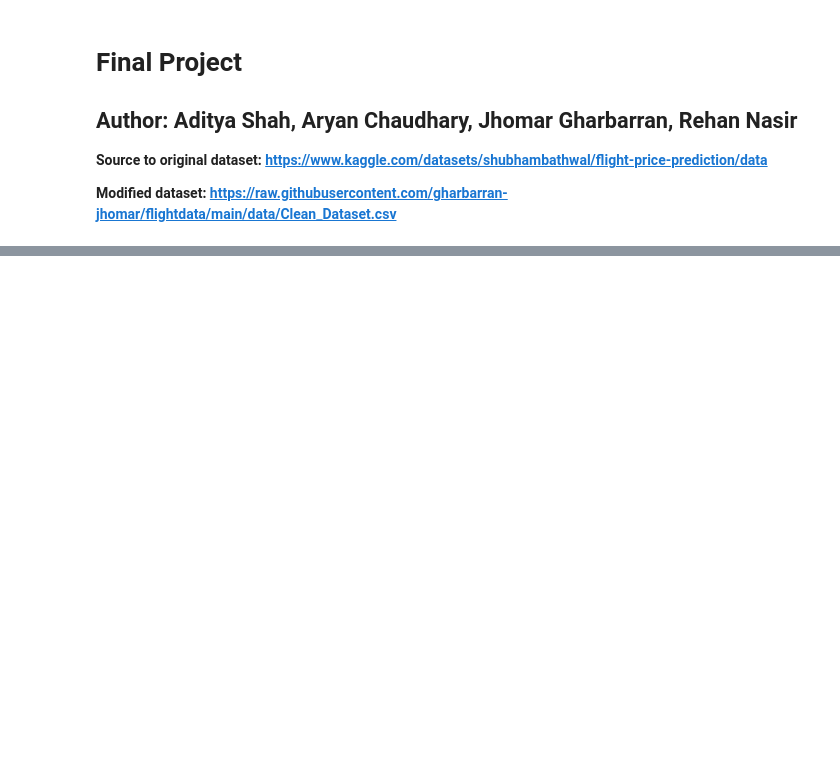
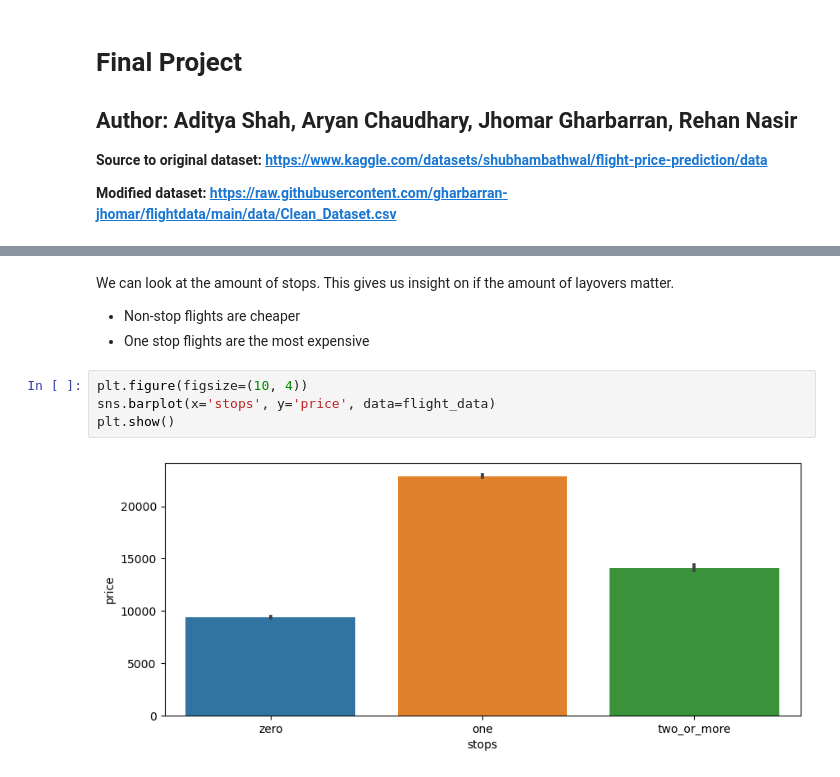
Before and after one commit to gharbarran-jhomar/flightdata, a Jupyter notebook: Flight_Price_Prediction.ipynb, the cells around one changed output, grey strips where cells are left out. Cells and saved outputs as stored; diff of their text form; blank space fills up the shorter version.

```diff
--- a/Flight_Price_Prediction.ipynb
+++ b/Flight_Price_Prediction.ipynb
@@ -40,0 +169,10 @@ flight_data = pd.read_csv(url, sep=',')
+# %% [markdown]
+We can look at the amount of stops. This gives us insight on if the amount of layovers matter.
+- Non-stop flights are cheaper
+- One stop flights are the most expensive
+# %%
+plt.figure(figsize=(10, 4))
+sns.barplot(x='stops', y='price', data=flight_data)
+plt.show()
+# %% [output]
+[figure, added]
```
Also changed, not shown: parts of 34 cells of this notebook.
